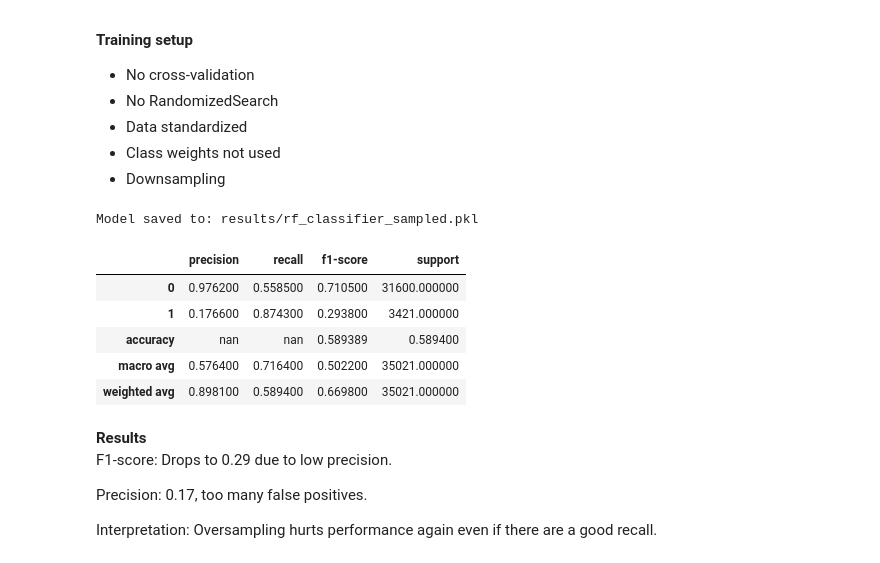
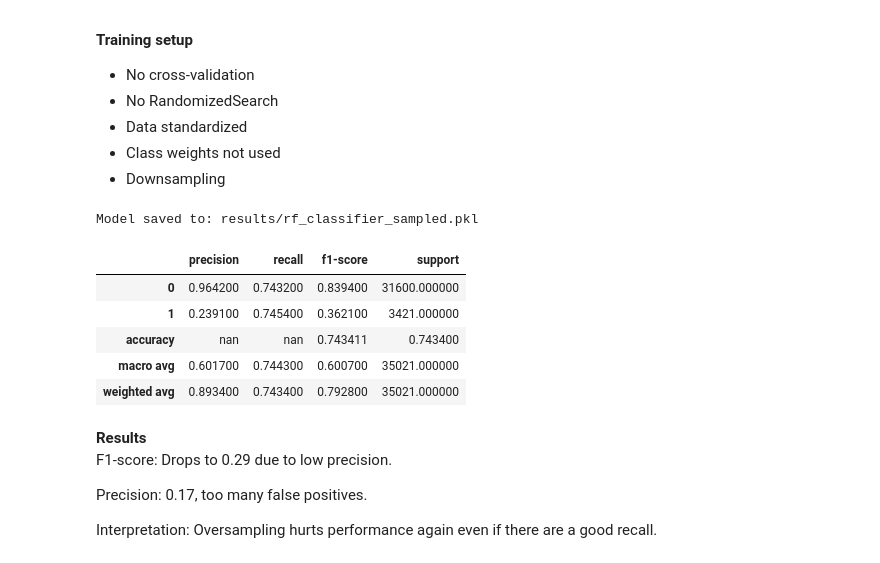
Before and after one commit to OloruntobiOlutola/Hands-on-ML, a Jupyter notebook: customer_transaction.ipynb, the cells around one changed output. Drawn from its saved outputs; the diff is of its cells as text; code cells hidden in the pictures.

```diff
--- a/customer_transaction.ipynb
+++ b/customer_transaction.ipynb
@@ -1195,23 +1192,23 @@ Random Forest is an ensemble of decision trees, with predictions aggregated by m
 # %%
 report  = train_and_save_model(
     model=RandomForestClassifier(),
     model_name="rf_classifier",
     X_train=X_resampled_train_scaled,
     y_train=y_resampled_down,
-    X_test=X_test_scaled,
+    X_test=X_resampled_test_scaled,
     y_test=y_test,
     saved_results=saved_results,
     sampled=True
 )
 report
 # %% [output]
 Model saved to: results/rf_classifier_sampled.pkl
 |  | precision | recall | f1-score | support |
-| 0 | 0.976200 | 0.558500 | 0.710500 | 31600.000000 |
-| 1 | 0.176600 | 0.874300 | 0.293800 | 3421.000000 |
-| accuracy | nan | nan | 0.589389 | 0.589400 |
-| macro avg | 0.576400 | 0.716400 | 0.502200 | 35021.000000 |
-| weighted avg | 0.898100 | 0.589400 | 0.669800 | 35021.000000 |
+| 0 | 0.964200 | 0.743200 | 0.839400 | 31600.000000 |
+| 1 | 0.239100 | 0.745400 | 0.362100 | 3421.000000 |
+| accuracy | nan | nan | 0.743411 | 0.743400 |
+| macro avg | 0.601700 | 0.744300 | 0.600700 | 35021.000000 |
+| weighted avg | 0.893400 | 0.743400 | 0.792800 | 35021.000000 |
 # %% [markdown]
 **Results**
 F1-score: Drops to 0.29 due to low precision.
```
Also changed, not shown: parts of 27 cells of this notebook.
